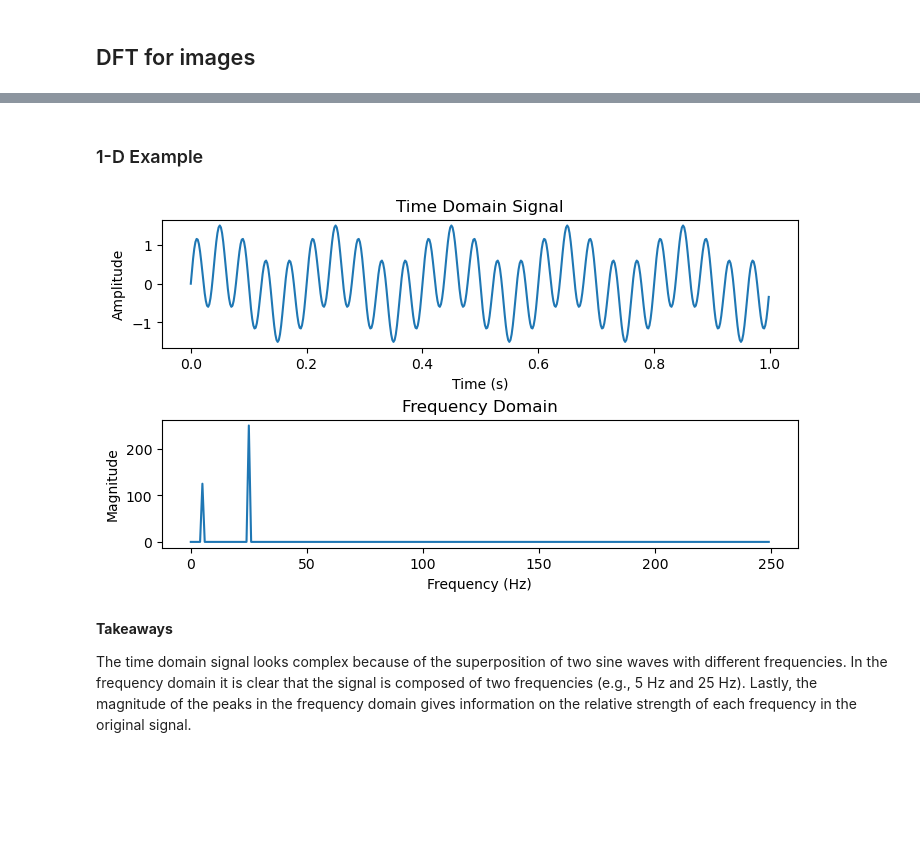
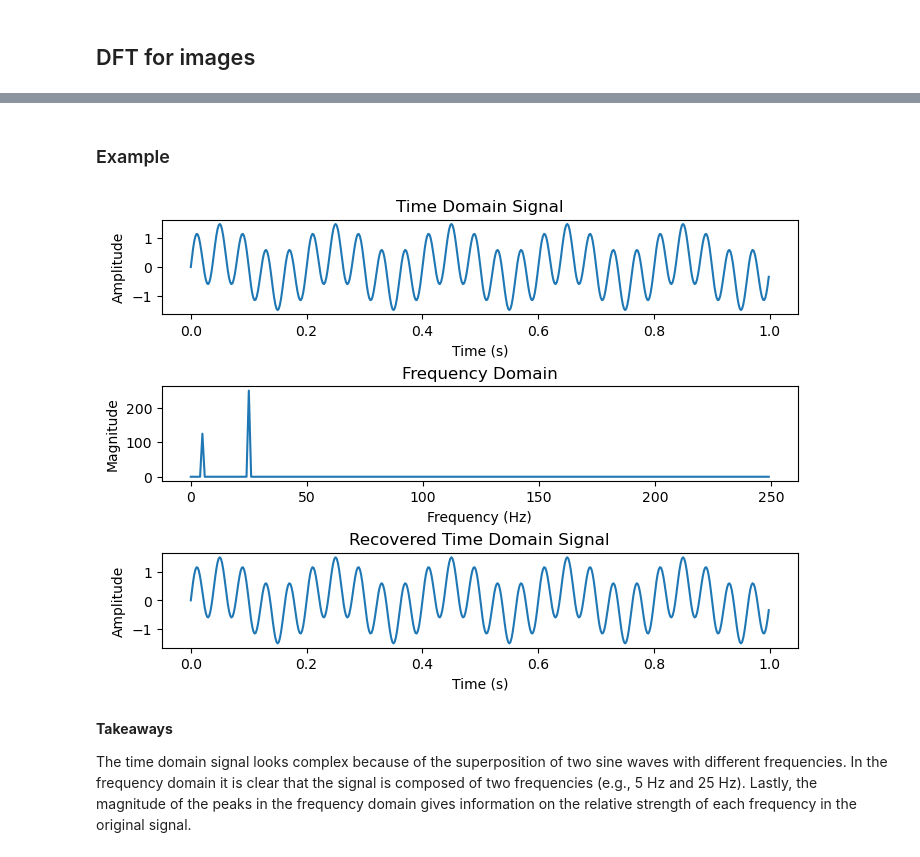
Before and after one commit to jacob-cunningham-ds/ece_2390, a Jupyter notebook: notes/04_lecture.ipynb, the cells around one changed output, grey strips where cells are left out. Saved outputs shown, nothing was run; the diff lists cells and outputs as text; code cells hidden in the pictures; blank space fills up the shorter version.

```diff
--- a/notes/04_lecture.ipynb
+++ b/notes/04_lecture.ipynb
@@ -70,39 +92,45 @@ When using `np.fft.fft()` the function performs the DFT via the FFT algorithm.
     :::{iframe} https://www.youtube.com/embed/spUNpyF58BY?si=siTxY9oE7mT2z1oX
     :::
 # %% [markdown]
-### 1-D Example
+### Example
 # %%
 # define the time domain signal
 sampling_rate = 500 # samples per second
 T = 1.0 / sampling_rate # seconds per sample (sampling interval)
 duration = 1.0
 N = int(duration * sampling_rate) # samples
 x = np.linspace(0.0, duration, N, endpoint=False) # False to account for 0-index
 
 # create a signal composed of two difference sine waves
 freq1 = 5
 freq2 = 25
 signal = 0.5 * np.sin(2.0 * np.pi * freq1 * x) + 1 * np.sin(2.0 * np.pi * freq2 * x)
 
 # compute the DFT using FFT
 fft_values = np.fft.fft(signal)
 
 # real-valued signals have symmetric FTs, so just take the positive half of the spectrum
 fft_mag = np.abs(fft_values)[:N // 2]
 freqs = np.fft.fftfreq(N, T)[:N // 2]
 
+# compute the Inverse Fourier Transform using IFFT
+recovered_signal = np.fft.ifft(fft_values)
+
 # plot the results
-fig, axs = plt.subplots(2, 1, figsize=(7,4), layout='constrained')
+fig, axs = plt.subplots(3, 1, figsize=(7,5), layout='constrained')
 axs[0].plot(x, signal); axs[0].set_title('Time Domain Signal')
 axs[0].set_xlabel('Time (s)')
 axs[0].set_ylabel('Amplitude')
 axs[1].plot(freqs, fft_mag)
 axs[1].set_title('Frequency Domain')
 axs[1].set_xlabel('Frequency (Hz)')
 axs[1].set_ylabel('Magnitude')
+axs[2].plot(x, recovered_signal); axs[2].set_title('Recovered Time Domain Signal')
+axs[2].set_xlabel('Time (s)')
+axs[2].set_ylabel('Amplitude')
 plt.show()
 # %% [output]
-[figure, old version]
+[figure, new version]
 # %% [markdown]
 __Takeaways__
 
```
Also changed, not shown: parts of 1 cell of this notebook, 1 other file.
